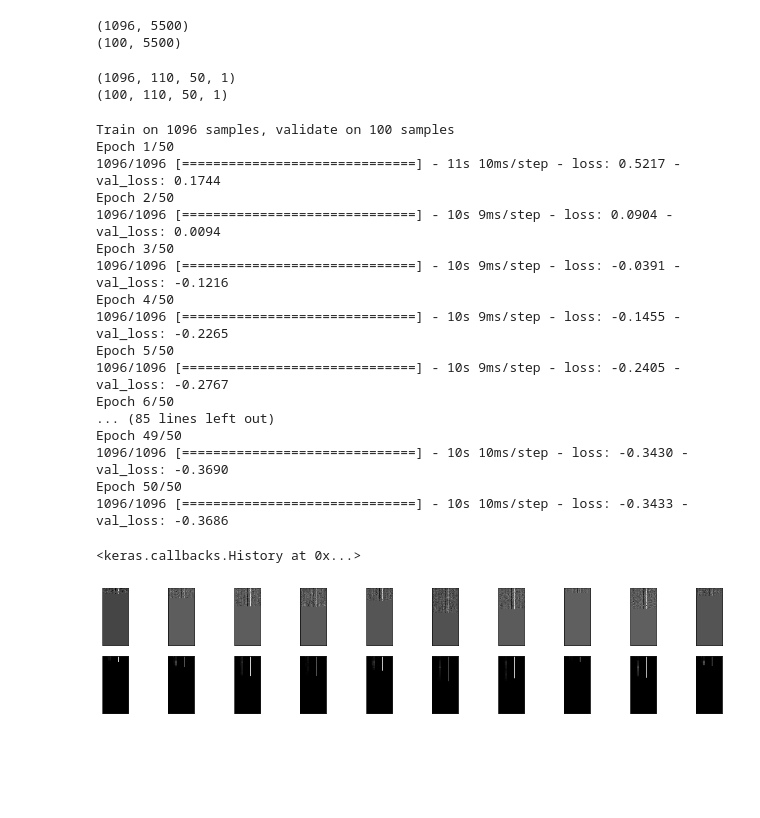
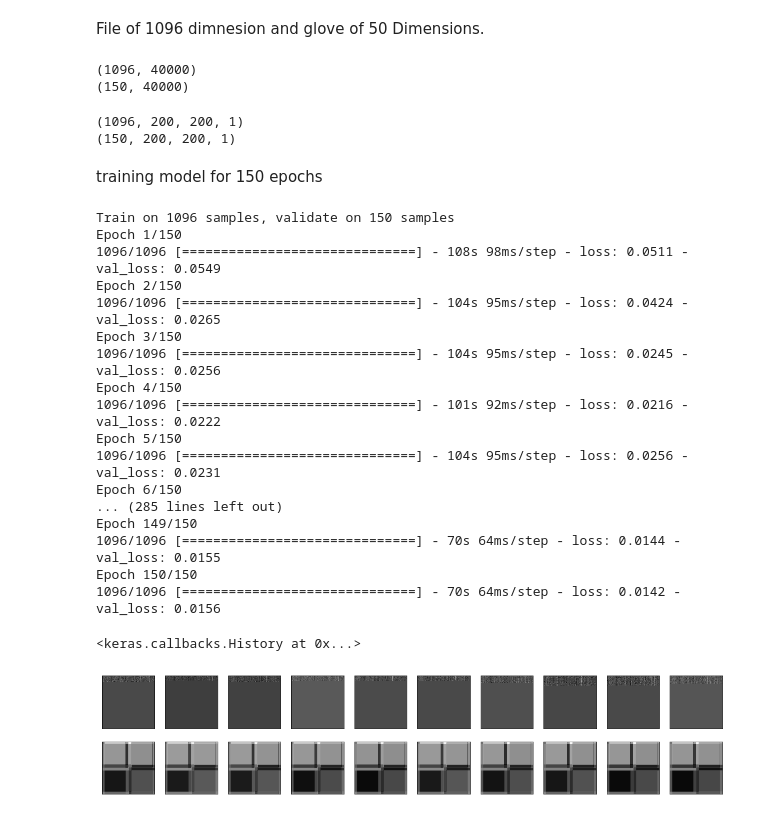
Before and after one commit to PagallaAishwarya/MSCSDeepLearning, a Jupyter notebook: Topic 2/Convolutional Autoencoder.ipynb, the cells around one changed output. Drawn from its saved outputs; the diff is of its cells as text; code cells hidden in the pictures; blank space fills up the shorter version.

Commit message:
all notebooks documented with appropriate comments and added results of all rules in experimnet folder

```diff
--- a/Topic 2/Convolutional Autoencoder.ipynb
+++ b/Topic 2/Convolutional Autoencoder.ipynb
@@ -25,9 +29,9 @@ x = Conv2D(8, (3, 3), activation='relu', padding='same')(x)
 encoded = MaxPooling2D((1, 1), padding='same')(x)
 # %%
 x = Conv2D(8, (3, 3), activation='relu', padding='same')(encoded)
-x = UpSampling2D((5, 5))(x)
+x = UpSampling2D((10, 10))(x)
 x = Conv2D(8, (3, 3), activation='relu', padding='same')(x)
-x = UpSampling2D((2, 2))(x)
+x = UpSampling2D((10, 10))(x)
 decoded = Conv2D(1, (3, 3), activation='relu')(x)
 x = UpSampling2D((1, 1))(x)
-decoded = Conv2D(1, (3, 3), activation='sigmoid', padding='same')(x)
+decoded = Conv2D(1, (3, 3), activation='linear', padding='same')(x)
@@ -34,14 +40,17 @@ decoded = Conv2D(1, (3, 3), activation='sigmoid', padding='same')(x)
 # %%
 autoencoder = Model(input_img, decoded)
 autoencoder.compile(optimizer='adadelta', loss='binary_crossentropy')
+# %% [markdown]
+File of 1096 dimnesion and glove of 50 Dimensions.
 # %%
 df = pd.read_csv("data_v2_1096.csv", encoding="utf8")
 docs = []
+labels = []
 #iterate over every row of the dataframe
 for index,row in df.iterrows():
   docs.append(row["sent_text"])
-
-fn = 'glove.6B.50d.txt'
+  labels.append(row["rule_total"])
+fn = 'glove.6B.200d.txt'
 f = open(fn, encoding="utf8")
 embeddings_index = dict()
 for line in f:
@@ -50,80 +59,83 @@ for line in f:
   coefs = np.asarray(values[1:], dtype='float32')
   embeddings_index[word] = coefs
 
-x_train = np.zeros((index+1,5500));
+x_train = np.zeros((index+1,40000));
 sntidx = 0
 for sent in docs:
   tok = nltk.word_tokenize(sent.lower())
-  asent = np.zeros((110,50))
+  asent = np.zeros((200,200))
   wrds = 0
   for token in tok:
     if token in embeddings_index:
       asent[wrds] = embeddings_index[token]
       wrds += 1
-      if wrds == 110:
+      if wrds == 200:
         break
   #print asent
   x_train[sntidx] = asent.flatten()
   sntidx += 1
-x_test = x_train[100:200]
+x_test = x_train[50:200]
 print(x_train.shape)
 print(x_test.shape)
 # %% [output]
-(1096, 5500)
-(100, 5500)
+(1096, 40000)
+(150, 40000)
 # %%
-x_train = np.reshape(x_train, (len(x_train), 110, 50, 1))  # adapt this if using `channels_first` image data format
-x_test = np.reshape(x_test, (len(x_test), 110, 50, 1))
+x_train = np.reshape(x_train, (len(x_train), 200, 200, 1))  # adapt this if using `channels_first` image data format
+x_test = np.reshape(x_test, (len(x_test), 200, 200, 1))
 print(x_train.shape)
 print(x_test.shape)
 # %% [output]
-(1096, 110, 50, 1)
-(100, 110, 50, 1)
+(1096, 200, 200, 1)
+(150, 200, 200, 1)
+# %% [markdown]
+training model for 150 epochs
 # %%
 autoencoder.fit(x_train, x_train,
-                epochs=50,
-                batch_size=128,
+                epochs=150,
+                batch_size=64,
                 shuffle=True,
                 validation_data=(x_test, x_test),
                 callbacks=[TensorBoard(log_dir='/tmp/autoencoder')])
 # %% [output]
-Train on 1096 samples, validate on 100 samples
-Epoch 1/50
-1096/1096 [==============================] - 11s 10ms/step - loss: 0.5217 - val_loss: 0.1744
-Epoch 2/50
-1096/1096 [==============================] - 10s 9ms/step - loss: 0.0904 - val_loss: 0.0094
-Epoch 3/50
-1096/1096 [==============================] - 10s 9ms/step - loss: -0.0391 - val_loss: -0.1216
-Epoch 4/50
-1096/1096 [==============================] - 10s 9ms/step - loss: -0.1455 - val_loss: -0.2265
-Epoch 5/50
-1096/1096 [==============================] - 10s 9ms/step - loss: -0.2405 - val_loss: -0.2767
-Epoch 6/50
-... (85 lines left out)
-Epoch 49/50
-1096/1096 [==============================] - 10s 10ms/step - loss: -0.3430 - val_loss: -0.3690
-Epoch 50/50
-1096/1096 [==============================] - 10s 10ms/step - loss: -0.3433 - val_loss: -0.3686
+Train on 1096 samples, validate on 150 samples
+Epoch 1/150
+1096/1096 [==============================] - 108s 98ms/step - loss: 0.0511 - val_loss: 0.0549
+Epoch 2/150
+1096/1096 [==============================] - 104s 95ms/step - loss: 0.0424 - val_loss: 0.0265
+Epoch 3/150
+1096/1096 [==============================] - 104s 95ms/step - loss: 0.0245 - val_loss: 0.0256
+Epoch 4/150
+1096/1096 [==============================] - 101s 92ms/step - loss: 0.0216 - val_loss: 0.0222
+Epoch 5/150
+1096/1096 [==============================] - 104s 95ms/step - loss: 0.0256 - val_loss: 0.0231
+Epoch 6/150
+... (285 lines left out)
+Epoch 149/150
+1096/1096 [==============================] - 70s 64ms/step - loss: 0.0144 - val_loss: 0.0155
+Epoch 150/150
+1096/1096 [==============================] - 70s 64ms/step - loss: 0.0142 - val_loss: 0.0156
 <keras.callbacks.History at 0x...>
 # %%
 decoded_imgs = autoencoder.predict(x_test)
 
 n = 10
 plt.figure(figsize=(20, 4))
 for i in range(n):
     # display original
     ax = plt.subplot(2, n,i+1)
-    plt.imshow(x_test[i].reshape(110, 50))
+    plt.imshow(x_test[i].reshape(200, 200))
     plt.gray()
     ax.get_xaxis().set_visible(False)
     ax.get_yaxis().set_visible(False)
 
     # display reconstruction
     ax = plt.subplot(2, n, i+1+n)
-    plt.imshow(decoded_imgs[i].reshape(110, 50))
+    plt.imshow(decoded_imgs[i].reshape(200, 200))
     plt.gray()
     ax.get_xaxis().set_visible(False)
     ax.get_yaxis().set_visible(False)
+plt.savefig('cae.png', dpi=350)
 plt.show()
 # %% [output]
-[figure, old version]
+[figure, new version]
```
Also changed, not shown: parts of 9 cells of this notebook, 13 other files.
